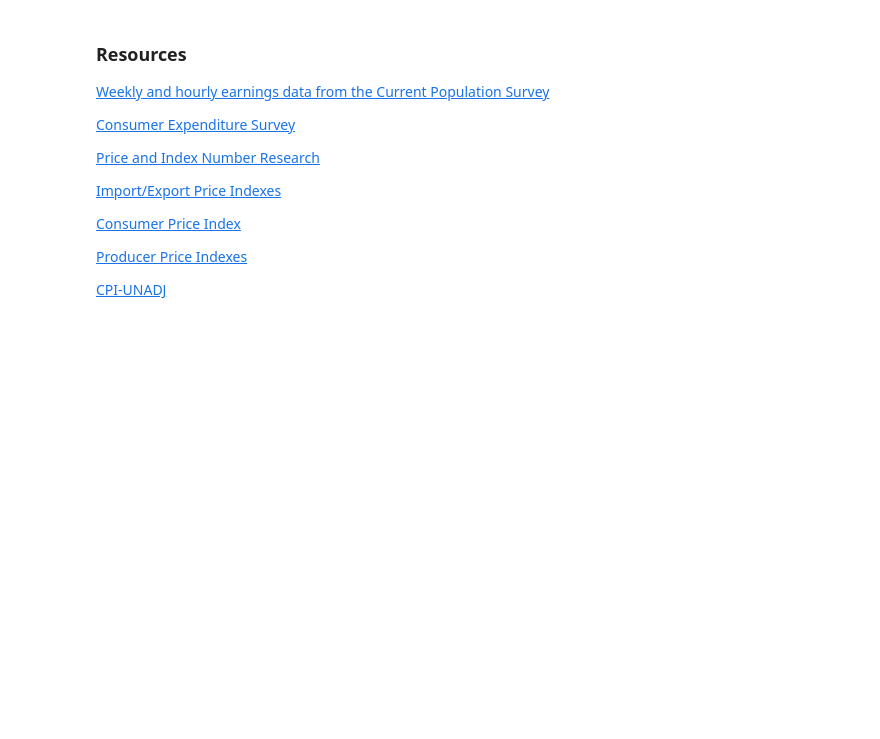
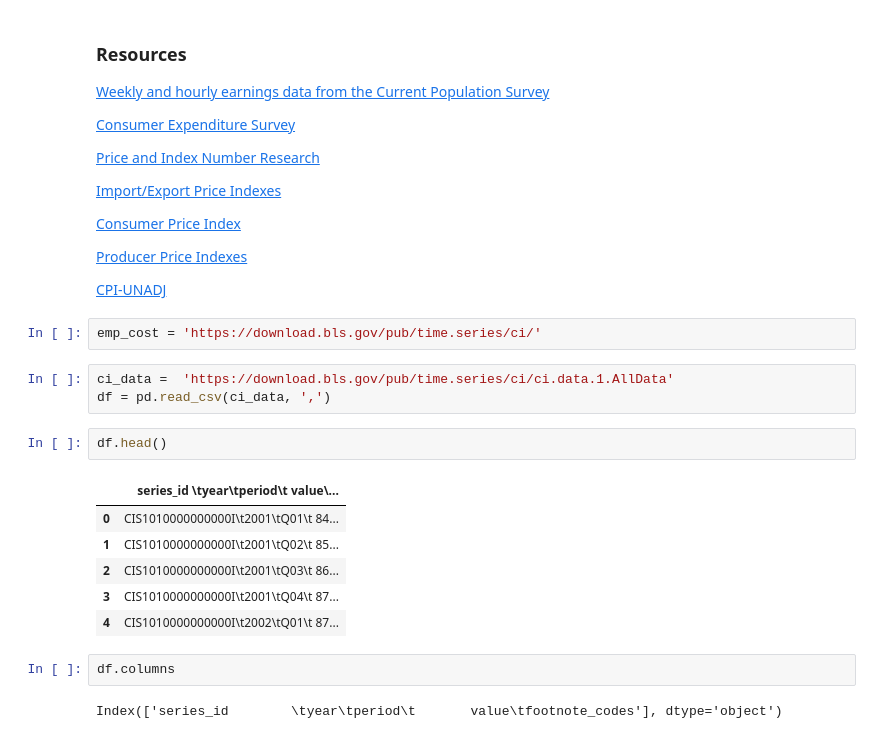
Before and after one commit to techthumb1/bls_project, a Jupyter notebook: notebooks/bls_data_tool.ipynb, the cells around one changed output. Cells and saved outputs as stored; diff of their text form; blank space fills up the shorter version.

Commit message:
adding new series for employer cost

```diff
--- a/notebooks/bls_data_tool.ipynb
+++ b/notebooks/bls_data_tool.ipynb
@@ -567,3 +567,21 @@ Hourly wages and salary workers consists of two groups with the highest wages, b
 [Producer Price Indexes](https://www.bls.gov/ppi/)
 
 [CPI-UNADJ](https://beta.bls.gov/dataQuery/find?st=0&r=20&q=cpi&more=0)
+# %%
+emp_cost = 'https://download.bls.gov/pub/time.series/ci/'
+# %%
+ci_data =  'https://download.bls.gov/pub/time.series/ci/ci.data.1.AllData'
+df = pd.read_csv(ci_data, ',')
+# %%
+df.head()
+# %% [output]
+|  | series_id \tyear\tperiod\t value\... |
+| 0 | CIS1010000000000I\t2001\tQ01\t 84... |
+| 1 | CIS1010000000000I\t2001\tQ02\t 85... |
+| 2 | CIS1010000000000I\t2001\tQ03\t 86... |
+| 3 | CIS1010000000000I\t2001\tQ04\t 87... |
+| 4 | CIS1010000000000I\t2002\tQ01\t 87... |
+# %%
+df.columns
+# %% [output]
+Index(['series_id        \tyear\tperiod\t       value\tfootnote_codes'], dtype='object')
```
Also changed, not shown: parts of 2 cells of this notebook, 4 other files.
